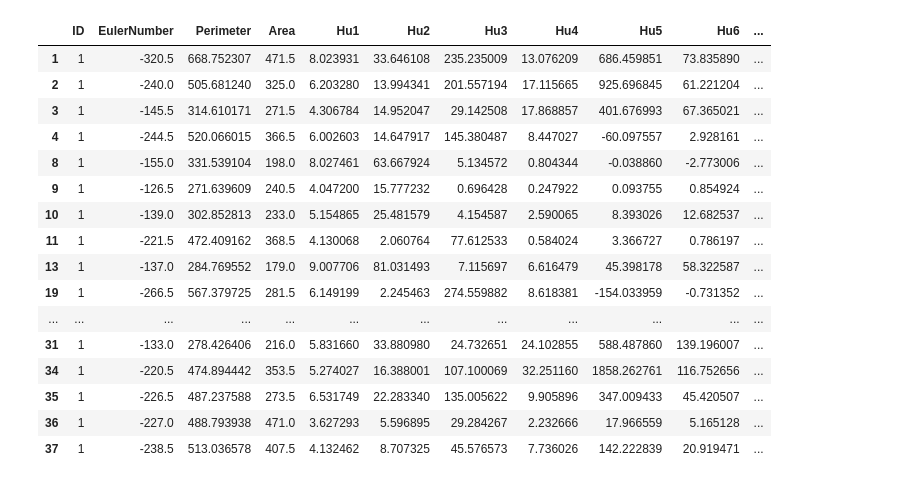
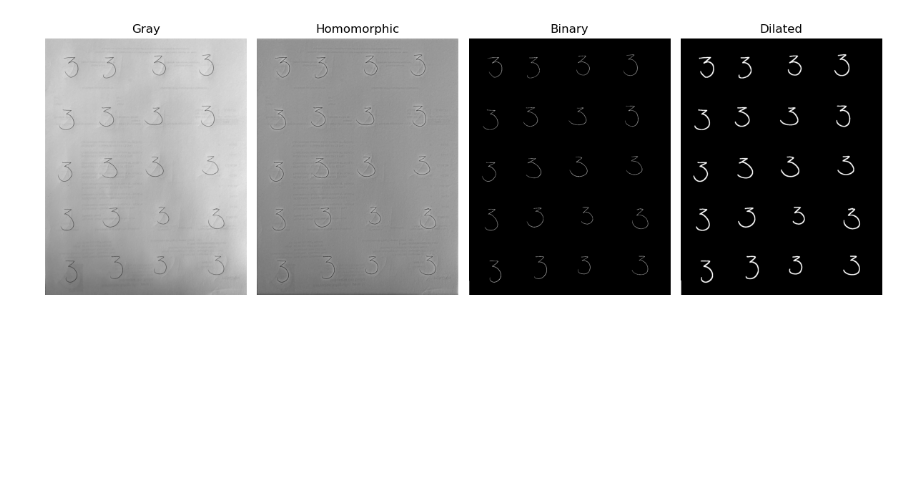
Before and after one commit to ComputerVisionTeam5/Practice-1, a Jupyter notebook: digits.ipynb, the cells around one changed output. Drawn from its saved outputs; the diff is of its cells as text; code cells hidden in the pictures; blank space fills up the shorter version.

Commit message:
fixed errors
Now the digits are recognized clearly

```diff
--- a/digits.ipynb
+++ b/digits.ipynb
@@ -9,20 +3,20 @@ df1 = pipeline_features(img,1)
-# %%
-df1
-# %% [output]
-|  | ID | EulerNumber | Perimeter | Area | Hu1 | Hu2 | Hu3 | Hu4 | Hu5 | Hu6 | ... |
-| 1 | 1 | -320.5 | 668.752307 | 471.5 | 8.023931 | 33.646108 | 235.235009 | 13.076209 | 686.459851 | 73.835890 | ... |
-| 2 | 1 | -240.0 | 505.681240 | 325.0 | 6.203280 | 13.994341 | 201.557194 | 17.115665 | 925.696845 | 61.221204 | ... |
-| 3 | 1 | -145.5 | 314.610171 | 271.5 | 4.306784 | 14.952047 | 29.142508 | 17.868857 | 401.676993 | 67.365021 | ... |
-| 4 | 1 | -244.5 | 520.066015 | 366.5 | 6.002603 | 14.647917 | 145.380487 | 8.447027 | -60.097557 | 2.928161 | ... |
-| 8 | 1 | -155.0 | 331.539104 | 198.0 | 8.027461 | 63.667924 | 5.134572 | 0.804344 | -0.038860 | -2.773006 | ... |
-| 9 | 1 | -126.5 | 271.639609 | 240.5 | 4.047200 | 15.777232 | 0.696428 | 0.247922 | 0.093755 | 0.854924 | ... |
-| 10 | 1 | -139.0 | 302.852813 | 233.0 | 5.154865 | 25.481579 | 4.154587 | 2.590065 | 8.393026 | 12.682537 | ... |
-| 11 | 1 | -221.5 | 472.409162 | 368.5 | 4.130068 | 2.060764 | 77.612533 | 0.584024 | 3.366727 | 0.786197 | ... |
-| 13 | 1 | -137.0 | 284.769552 | 179.0 | 9.007706 | 81.031493 | 7.115697 | 6.616479 | 45.398178 | 58.322587 | ... |
-| 19 | 1 | -266.5 | 567.379725 | 281.5 | 6.149199 | 2.245463 | 274.559882 | 8.618381 | -154.033959 | -0.731352 | ... |
-| ... | ... | ... | ... | ... | ... | ... | ... | ... | ... | ... | ... |
-| 31 | 1 | -133.0 | 278.426406 | 216.0 | 5.831660 | 33.880980 | 24.732651 | 24.102855 | 588.487860 | 139.196007 | ... |
-| 34 | 1 | -220.5 | 474.894442 | 353.5 | 5.274027 | 16.388001 | 107.100069 | 32.251160 | 1858.262761 | 116.752656 | ... |
-| 35 | 1 | -226.5 | 487.237588 | 273.5 | 6.531749 | 22.283340 | 135.005622 | 9.905896 | 347.009433 | 45.420507 | ... |
-| 36 | 1 | -227.0 | 488.793938 | 471.0 | 3.627293 | 5.596895 | 29.284267 | 2.232666 | 17.966559 | 5.165128 | ... |
-| 37 | 1 | -238.5 | 513.036578 | 407.5 | 4.132462 | 8.707325 | 45.576573 | 7.736026 | 142.222839 | 20.919471 | ... |
+# %%
+thr = 60
+image = cv.imread('digits/3.jpeg')
+img = crop_image(image)
+gray_img = cv.cvtColor(img, cv.COLOR_BGR2GRAY)
+
+homo_img = homomorphic_filter(gray_img)
+
+_, binary_img = cv.threshold(homo_img, thr, 255, cv.THRESH_BINARY)
+
+binary_img = -binary_img + 255
+
+kernel = np.ones((5,5),np.uint8)
+#opened_img = cv.morphologyEx(binary_img, cv.MORPH_OPEN, kernel)
+
+dilated_img = cv.dilate(binary_img,kernel,iterations = 1)
+
+plot_img(4, (12, 6), ["Gray", "Homomorphic", "Binary", "Dilated"], [gray_img, homo_img, binary_img, dilated_img])
+# %% [output]
+[figure, added]
```
Also changed, not shown: parts of 4 cells of this notebook, 6 other files.
